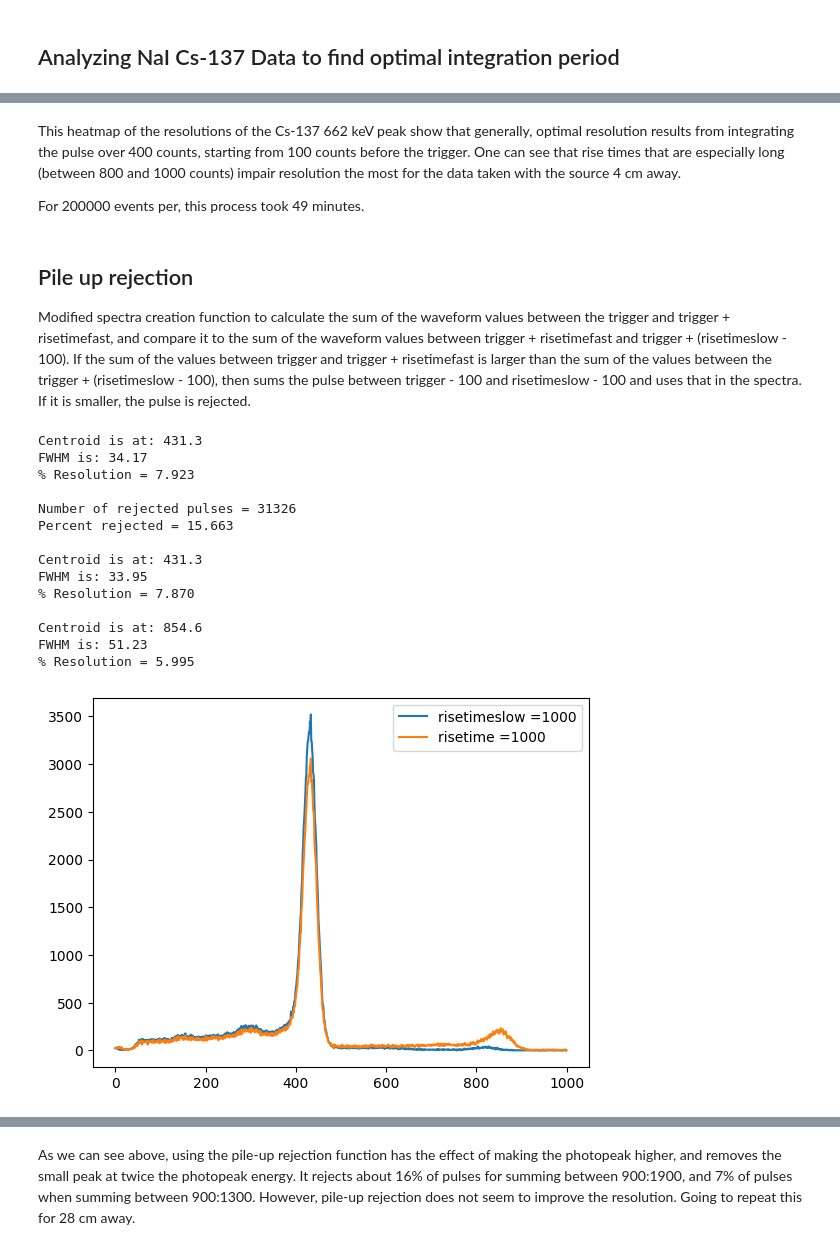
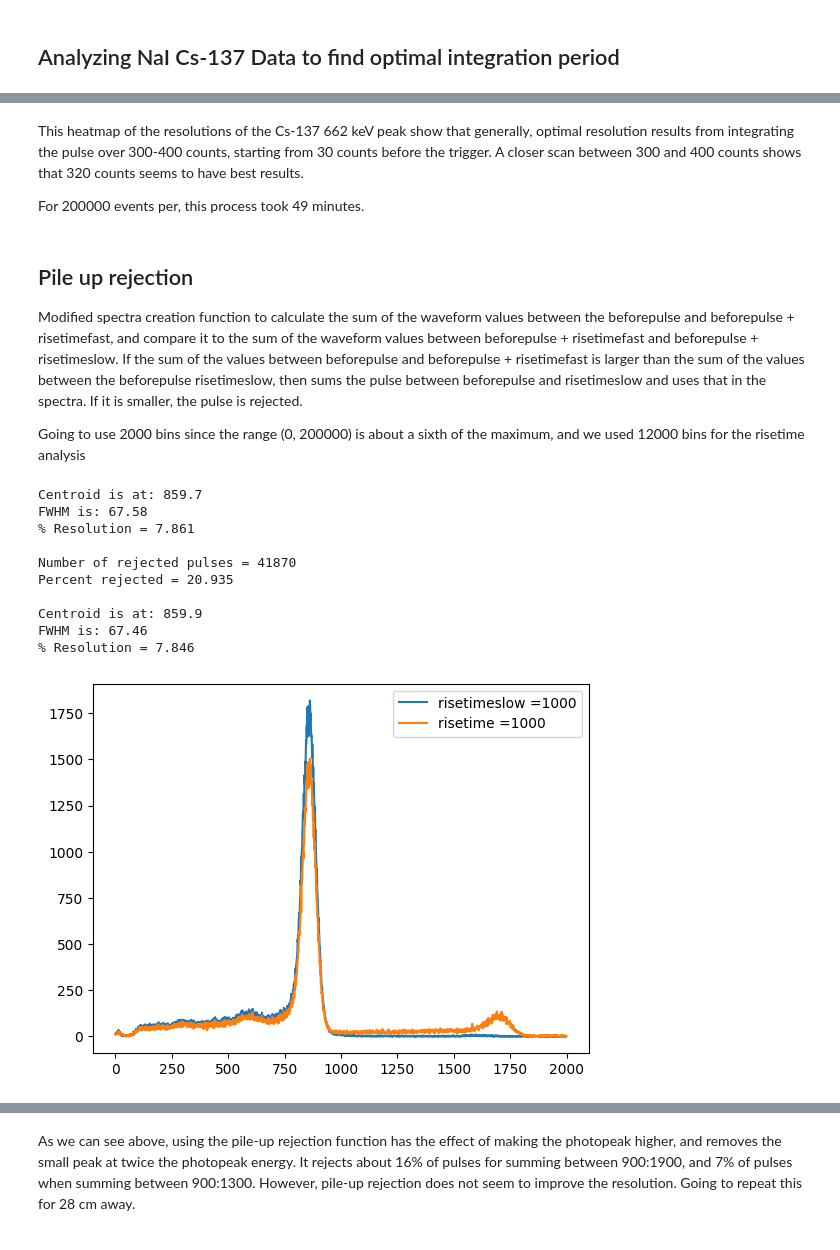
Before and after one commit to UCB-NE-204-2022/Devin_Thatcher_NE204, a Jupyter notebook: Lab2/Jupyter/NE204Lab2.ipynb, the cells around one changed output, grey strips where cells are left out. Drawn from its saved outputs; the diff is of its cells as text; code cells hidden in the pictures.

```diff
--- a/Lab2/Jupyter/NE204Lab2.ipynb
+++ b/Lab2/Jupyter/NE204Lab2.ipynb
@@ -295,0 +319,34 @@ df.style.background_gradient(axis=None)
+# %%
+filelocations = [
+    r"C:\Users\devth\Documents\NE204Offline\Inorganic\NaI_Cs137_4cm_30.h5",
+    r"C:\Users\devth\Documents\NE204Offline\Inorganic\NaI_Cs137_8cm_30.h5",
+    r"C:\Users\devth\Documents\NE204Offline\Inorganic\NaI_Cs137_12cm_30.h5",
+    r"C:\Users\devth\Documents\NE204Offline\Inorganic\NaI_Cs137_16cm_30.h5",
+    r"C:\Users\devth\Documents\NE204Offline\Inorganic\NaI_Cs137_20cm_30.h5",
+    r"C:\Users\devth\Documents\NE204Offline\Inorganic\NaI_Cs137_24cm_30.h5",
+    r"C:\Users\devth\Documents\NE204Offline\Inorganic\NaI_Cs137_28cm_30.h5",
+    ]
+
+filenames = []
+data = []
+for a in filelocations:
+    row = []
+    filelocation = a
+    filenames.append(os.path.split(a)[1])
+    events = 200000
+    beforepulse = 970
+    peakdistance = 30
+    prominencefactor = 10
+    for b in range(11):
+        resolutions = []
+        risetime = 300+10*(b)
+        spectra = CreateSpectra(filelocation, events, beforepulse, risetime)
+        hist, bins = np.histogram(spectra, bins = 12000)
+        Xranges, coefficients, numberofpeaks, FWHMs = PeakInfo(hist, peakdistance, prominencefactor)
+        for i in range(numberofpeaks):
+            resolutions.append(100*2.35*coefficients[i][2]/coefficients[i][1])
+        row.append(np.average(resolutions))
+    data.append(row)
+
+df = pd.DataFrame(data, index=filenames, columns=300+10*(np.array(range(11))))
+df.style.background_gradient(axis=None)
@@ -296,58 +362,56 @@ df.style.background_gradient(axis=None)
 # %% [markdown]
-This heatmap of the resolutions of the Cs-137 662 keV peak show that generally, optimal resolution results from integrating the pulse over 400 counts, starting from 100 counts before the trigger. One can see that rise times that are especially long (between 800 and 1000 counts) impair resolution the most for the data taken with the source 4 cm away.
+This heatmap of the resolutions of the Cs-137 662 keV peak show that generally, optimal resolution results from integrating the pulse over 300-400 counts, starting from 30 counts before the trigger. A closer scan between 300 and 400 counts shows that 320 counts seems to have best results.
 
 For 200000 events per, this process took 49 minutes.
 # %% [markdown]
 ## Pile up rejection
 
-Modified spectra creation function to calculate the sum of the waveform values between the trigger and trigger + risetimefast, and compare it to the sum of the waveform values between trigger + risetimefast and trigger + (risetimeslow - 100). If the sum of the values between trigger and trigger + risetimefast is larger than the sum of the values between the trigger + (risetimeslow - 100), then sums the pulse between trigger - 100 and risetimeslow - 100 and uses that in the spectra. If it is smaller, the pulse is rejected.
+Modified spectra creation function to calculate the sum of the waveform values between the beforepulse and beforepulse + risetimefast, and compare it to the sum of the waveform values between beforepulse + risetimefast and beforepulse + risetimeslow. If the sum of the values between beforepulse and beforepulse + risetimefast is larger than the sum of the values between the beforepulse risetimeslow, then sums the pulse between beforepulse and risetimeslow and uses that in the spectra. If it is smaller, the pulse is rejected.
+
+Going to use 2000 bins since the range (0, 200000) is about a sixth of the maximum, and we used 12000 bins for the risetime analysis
 # %%
 filelocation = r"C:\Users\devth\Documents\NE204Offline\Inorganic\NaI_Cs137_4cm_30.h5"
-risetimefast = 100
+risetimefast = 80
 risetimeslow = 1000
 events = 200000
 
-spectra, rejectedpulses = CreateSpectra_reject(filelocation, events, preTrgrDly, risetimefast, risetimeslow)
-hist, bins = np.histogram(spectra, bins = 1000, range = (0, 200000))
+spectra, rejectedpulses = CreateSpectra_reject(filelocation, events, beforepulse, risetimefast, risetimeslow)
+hist, bins = np.histogram(spectra, bins = 2000, range = (0, 200000))
 plt.plot(range(np.size(hist)), hist, label="risetimeslow =" + str(risetimeslow))
 Xranges, coefficients, numberofpeaks, FWHMs = PeakInfo(hist, peakdistance, prominencefactor)
 for i in range(numberofpeaks):
     #plt.plot(Xranges[i], Gaussian(Xranges[i], *coefficients[i]), label="peak " + str(i+1))
     print("Centroid is at: " + str(coefficients[i][1])[:5])
     print("FWHM is: " + str(2.35*coefficients[i][2])[:5])
     print("% Resolution = " + str(100*2.35*coefficients[i][2]/coefficients[i][1])[:5] + "\n")
 print("Number of rejected pulses = " + str(rejectedpulses))
 print("Percent rejected = " + str(100*rejectedpulses/events) + "\n")
 
 risetime = 1000
 
-spectra = CreateSpectra(filelocation, events, preTrgrDly, risetime)
-hist, bins = np.histogram(spectra, bins = 1000, range = (0, 200000))
+spectra = CreateSpectra(filelocation, events, beforepulse, risetime)
+hist, bins = np.histogram(spectra, bins = 2000, range = (0, 200000))
 plt.plot(range(np.size(hist)), hist, label="risetime =" + str(risetime))
 Xranges, coefficients, numberofpeaks, FWHMs = PeakInfo(hist, peakdistance, prominencefactor)
 for i in range(numberofpeaks):
     #plt.plot(Xranges[i], Gaussian(Xranges[i], *coefficients[i]), label="peak " + str(i+1))
     print("Centroid is at: " + str(coefficients[i][1])[:5])
     print("FWHM is: " + str(2.35*coefficients[i][2])[:5])
     print("% Resolution = " + str(100*2.35*coefficients[i][2]/coefficients[i][1])[:5] + "\n")
 
 plt.legend(loc='upper right')
 plt.show()
 # %% [output]
-Centroid is at: 431.3
-FWHM is: 34.17
-% Resolution = 7.923
+Centroid is at: 859.7
+FWHM is: 67.58
+% Resolution = 7.861
 
-Number of rejected pulses = 31326
-Percent rejected = 15.663
+Number of rejected pulses = 41870
+Percent rejected = 20.935
 
-Centroid is at: 431.3
-FWHM is: 33.95
-% Resolution = 7.870
-
-Centroid is at: 854.6
-FWHM is: 51.23
-% Resolution = 5.995
+Centroid is at: 859.9
+FWHM is: 67.46
+% Resolution = 7.846
-[figure, old version]
+[figure, new version]
 # %%
 filelocation = r"C:\Users\devth\Documents\NE204Offline\Inorganic\NaI_Cs137_4cm_30.h5"
```
Also changed, not shown: parts of 38 cells of this notebook, 6 other files.
